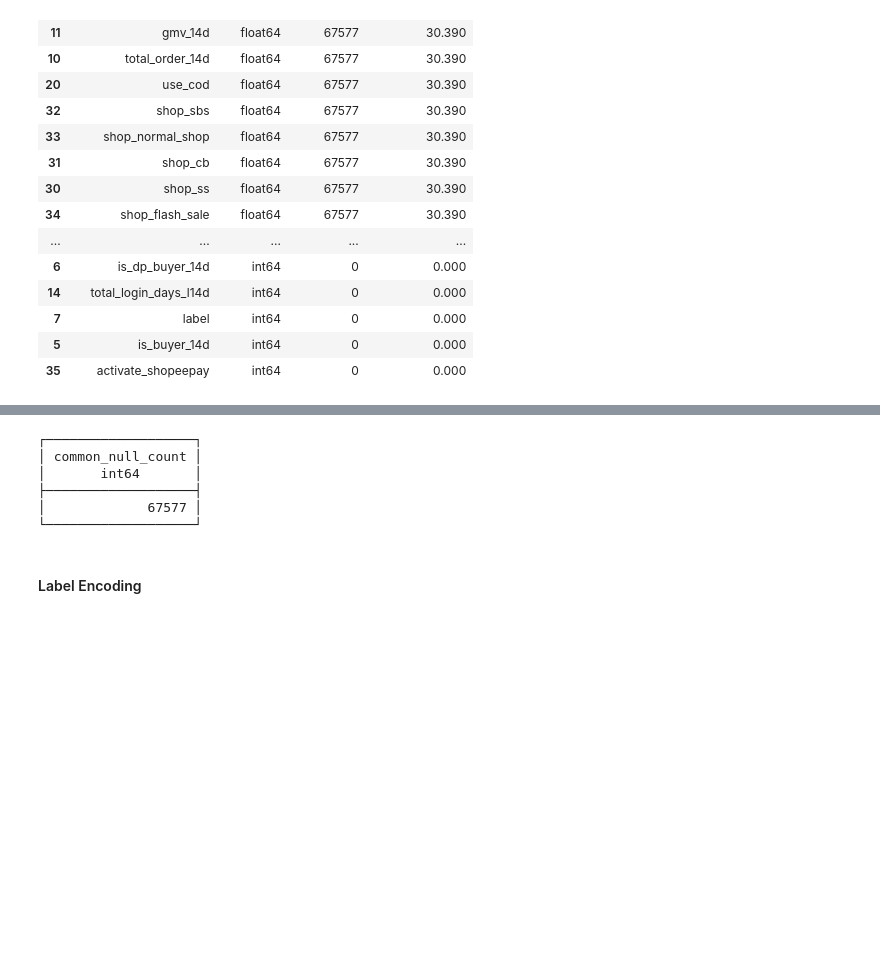
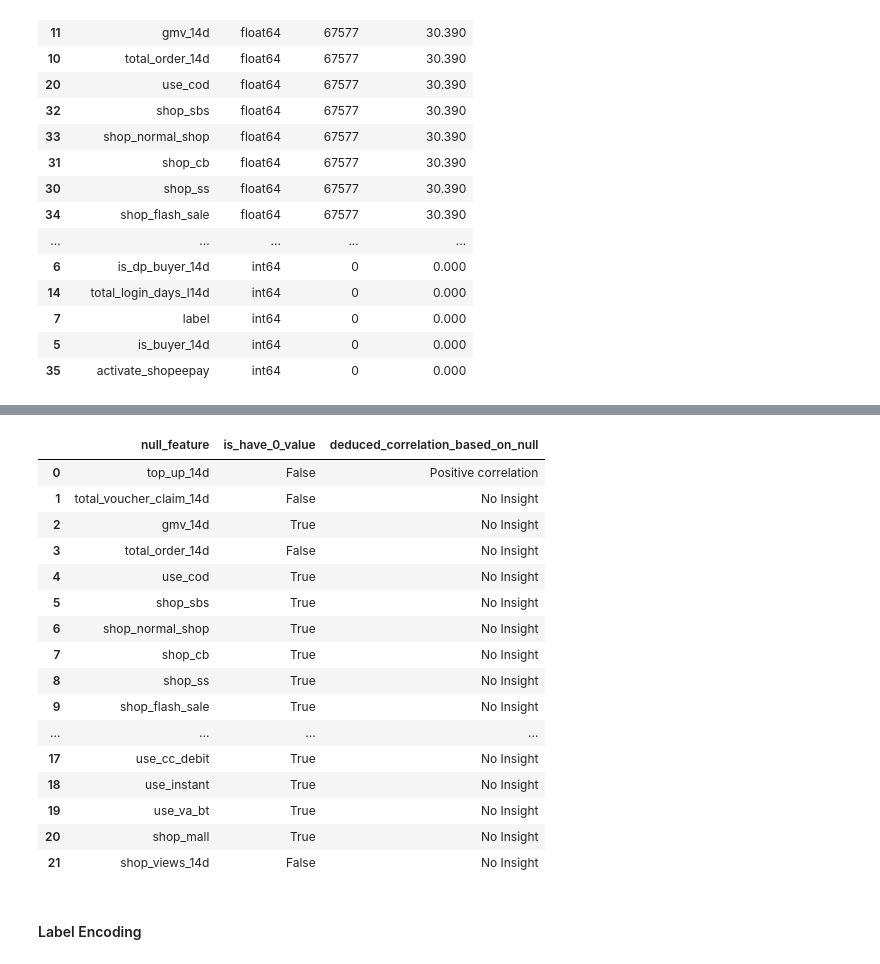
Before and after one commit to Theofilusarifin/predicting-buyer-retention, a Jupyter notebook: code.ipynb, the cells around one changed output, grey strips where cells are left out. Cells and saved outputs as stored; diff of their text form; code cells hidden in the pictures; blank space fills up the shorter version.

```diff
--- a/copy.ipynb
+++ b/code.ipynb
@@ -503,4 +470,0 @@ WHERE top_up_14d = 0.0;
-# %%
-df_preprocess['top_up_14d'] = df_preprocess['top_up_14d'].fillna(0)
-null_count = df_preprocess['top_up_14d'].isnull().sum()
-null_count
@@ -543,4 +470,0 @@ GROUP BY label;
-# %%
-df_preprocess['total_voucher_claim_14d'] = df_preprocess['total_voucher_claim_14d'].fillna(0)
-null_count = df_preprocess['total_voucher_claim_14d'].isnull().sum()
-null_count
@@ -578,33 +470,0 @@ WHERE total_order_14d IS NULL
-# %%
-null_30 = duckdb.query("""
-SELECT
-    * AS common_null_count
-FROM df_preprocess
-WHERE total_order_14d IS NULL
-  AND use_cod IS NULL
-  AND shop_sbs IS NULL
-  AND shop_normal_shop IS NULL
-  AND shop_cb IS NULL
-  AND shop_ss IS NULL
-  AND shop_flash_sale IS NULL
-  AND use_shopeepay IS NULL
-  AND shop_ss_plus IS NULL
-  AND use_shopeepaylater IS NULL
-  AND use_sameday IS NULL
-  AND use_hemat IS NULL
-  AND use_regular IS NULL
-  AND use_nextday IS NULL
-  AND use_cc_debit IS NULL
-  AND use_instant IS NULL
-  AND use_va_bt IS NULL
-  AND shop_mall IS NULL;
-""").df()
-
-null_30
-# %% [output]
-┌───────────────────┐
-│ common_null_count │
-│       int64       │
-├───────────────────┤
-│             67577 │
-└───────────────────┘
@@ -611,3 +520,32 @@ null_30
+# %%
+null_feature = [
+    "top_up_14d", "total_voucher_claim_14d", "gmv_14d", "total_order_14d",
+    "use_cod", "shop_sbs", "shop_normal_shop", "shop_cb", "shop_ss",
+    "shop_flash_sale", "use_shopeepay", "shop_ss_plus", "use_shopeepaylater",
+    "use_sameday", "use_hemat", "use_regular", "use_nextday", "use_cc_debit",
+    "use_instant", "use_va_bt", "shop_mall", "shop_views_14d"
+]
+
+summary = dynamic_null_queries(null_feature)
+summary
+# %% [output]
+|  | null_feature | is_have_0_value | deduced_correlation_based_on_null |
+| 0 | top_up_14d | False | Positive correlation |
+| 1 | total_voucher_claim_14d | False | No Insight |
+| 2 | gmv_14d | True | No Insight |
+| 3 | total_order_14d | False | No Insight |
+| 4 | use_cod | True | No Insight |
+| 5 | shop_sbs | True | No Insight |
+| 6 | shop_normal_shop | True | No Insight |
+| 7 | shop_cb | True | No Insight |
+| 8 | shop_ss | True | No Insight |
+| 9 | shop_flash_sale | True | No Insight |
+| ... | ... | ... | ... |
+| 17 | use_cc_debit | True | No Insight |
+| 18 | use_instant | True | No Insight |
+| 19 | use_va_bt | True | No Insight |
+| 20 | shop_mall | True | No Insight |
+| 21 | shop_views_14d | False | No Insight |
 # %% [markdown]
 #### Label Encoding
 # %% [markdown]
```
Also changed, not shown: parts of 25 cells of this notebook, 2 other files.
